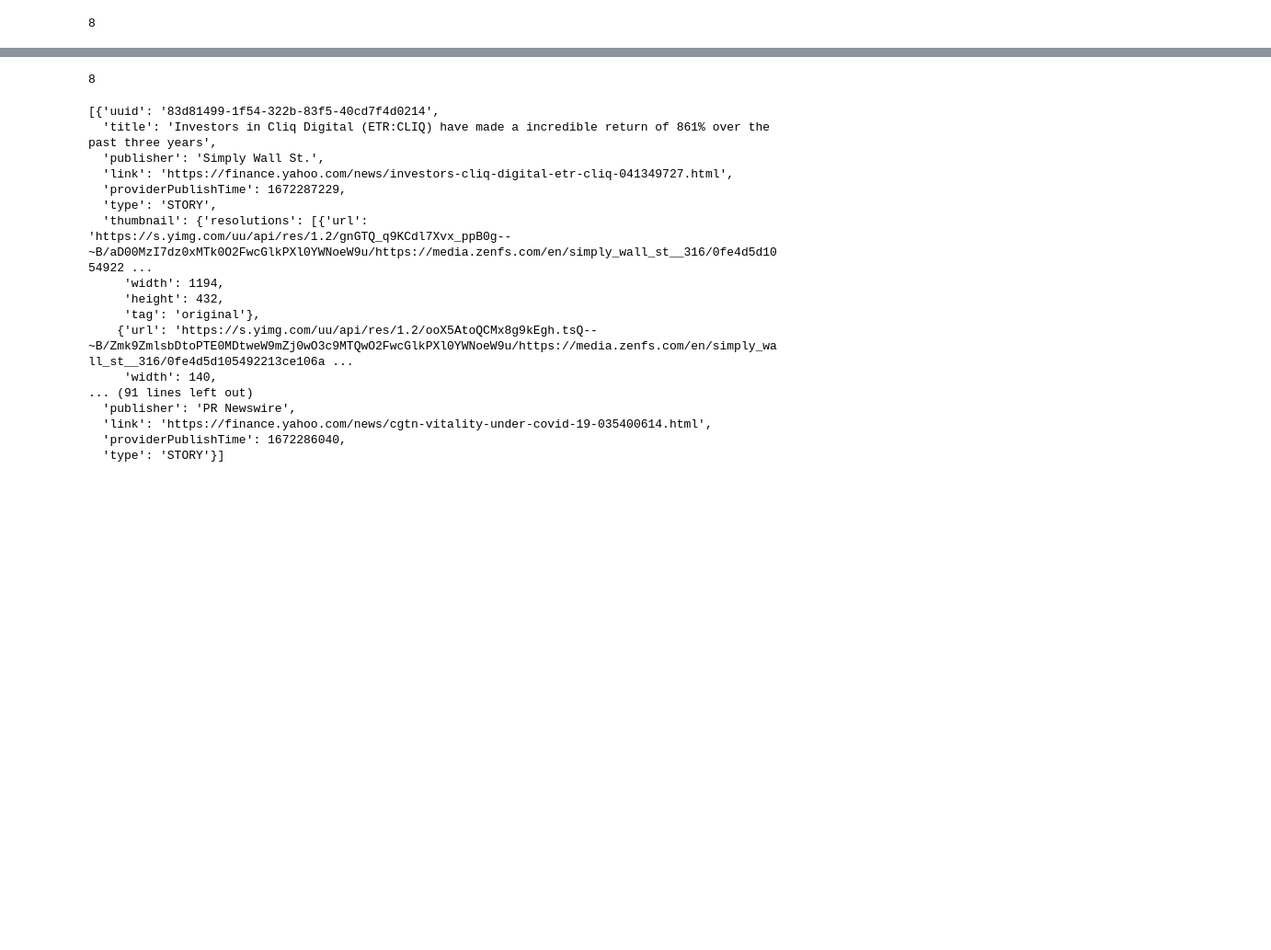
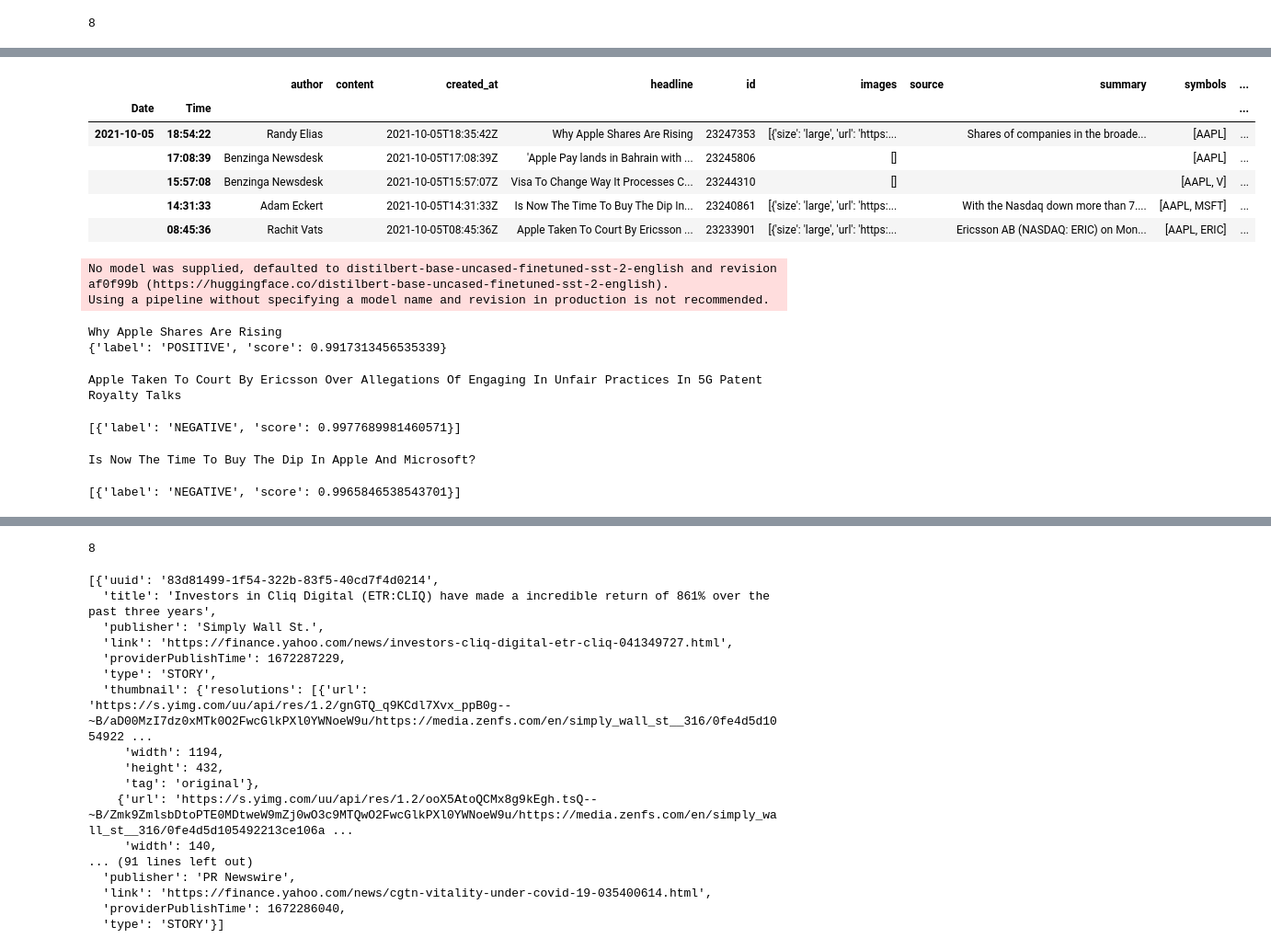
Before and after one commit to gadam/fintech_project_2, a Jupyter notebook: etf_trader.ipynb, the cells around one changed output, grey strips where cells are left out. Shown at 92% size. Drawn from its saved outputs; the diff is of its cells as text; code cells hidden in the pictures; blank space fills up the shorter version.

Commit message:
Trialing sentiment analysis

```diff
--- a/etf_trader.ipynb
+++ b/etf_trader.ipynb
@@ -180,0 +176,18 @@ spy_df.news[5]
+# %%
+# Get the news for each of spy's top 10 stocks
+parameters = {
+    'symbols': spy_top10[0],
+    'start': pd.to_datetime(etf_df.index[0]).strftime('%Y-%m-%d'),
+    'end': pd.to_datetime(etf_df.index[-1]).strftime('%Y-%m-%d'),
+    'limit': 50,
+    'include_content': False,
+}
+
+response = requests.get(
+    url = alpaca_endpoint,
+    headers = alpaca_headers,
+    params = parameters
+)
+
+response.raise_for_status()
+display(response.json())
@@ -180,0 +223,35 @@ spy_df.news[5]
+# %%
+# Loop through all the remaining news data
+# while(response.json()['next_page_token'] != ''):
+parameters = {
+    'symbols': spy_top10[0],
+    'start': pd.to_datetime(etf_df.index[0]).strftime('%Y-%m-%d'),
+    'end': pd.to_datetime(etf_df.index[-1]).strftime('%Y-%m-%d'),
+    'limit': 50,
+    'include_content': False,
+    'page_token': response.json()['next_page_token']
+}
+
+response = requests.get(
+    url = alpaca_endpoint,
+    headers = alpaca_headers,
+    params = parameters
+)
+
+response.raise_for_status()
+
+temp_df = pd.DataFrame(response.json()['news'])
+temp_df = temp_df.loc[temp_df['headline'].str.contains('apple', na=False, case=False)]
+# %%
+# Split the index into date and time
+temp_df.index = pd.to_datetime(temp_df['updated_at'])
+temp_df.index = pd.MultiIndex.from_arrays([temp_df.index.date, temp_df.index.time], names=['Date','Time'])
+temp_df.head()
+# %% [output]
+|  |  | author | content | created_at | headline | id | images | source | summary | symbols | ... |
+| Date | Time |  |  |  |  |  |  |  |  |  | ... |
+| 2021-10-05 | 18:54:22 | Randy Elias |  | 2021-10-05T18:35:42Z | Why Apple Shares Are Rising | 23247353 | [{'size': 'large', 'url': 'https:... |  | Shares of companies in the broade... | [AAPL] | ... |
+|  | 17:08:39 | Benzinga Newsdesk |  | 2021-10-05T17:08:39Z | 'Apple Pay lands in Bahrain with ... | 23245806 | [] |  |  | [AAPL] | ... |
+|  | 15:57:08 | Benzinga Newsdesk |  | 2021-10-05T15:57:07Z | Visa To Change Way It Processes C... | 23244310 | [] |  |  | [AAPL, V] | ... |
+|  | 14:31:33 | Adam Eckert |  | 2021-10-05T14:31:33Z | Is Now The Time To Buy The Dip In... | 23240861 | [{'size': 'large', 'url': 'https:... |  | With the Nasdaq down more than 7.... | [AAPL, MSFT] | ... |
+|  | 08:45:36 | Rachit Vats |  | 2021-10-05T08:45:36Z | Apple Taken To Court By Ericsson ... | 23233901 | [{'size': 'large', 'url': 'https:... |  | Ericsson AB (NASDAQ: ERIC) on Mon... | [AAPL, ERIC] | ... |
@@ -180,0 +260,24 @@ spy_df.news[5]
+# %%
+etf_pipeline = pipeline('sentiment-analysis')
+# %% [output]
+No model was supplied, defaulted to distilbert-base-uncased-finetuned-sst-2-english and revision af0f99b (https://huggingface.co/distilbert-base-uncased-finetuned-sst-2-english).
+Using a pipeline without specifying a model name and revision in production is not recommended.
+# %%
+# Transform a headline into a sentiment
+def get_sentiment(headline):
+    return etf_pipeline(headline)[0]
+# %% [output]
+Why Apple Shares Are Rising
+{'label': 'POSITIVE', 'score': 0.9917313456535339}
+# %%
+print(temp_df.iloc[4]['headline'])
+etf_pipeline(temp_df.iloc[4]['headline'])
+# %% [output]
+Apple Taken To Court By Ericsson Over Allegations Of Engaging In Unfair Practices In 5G Patent Royalty Talks
+[{'label': 'NEGATIVE', 'score': 0.9977689981460571}]
+# %%
+print(temp_df.iloc[3]['headline'])
+etf_pipeline(temp_df.iloc[3]['headline'])
+# %% [output]
+Is Now The Time To Buy The Dip In Apple And Microsoft?
+[{'label': 'NEGATIVE', 'score': 0.9965846538543701}]
```
Also changed, not shown: parts of 19 cells of this notebook, 2 other files.
